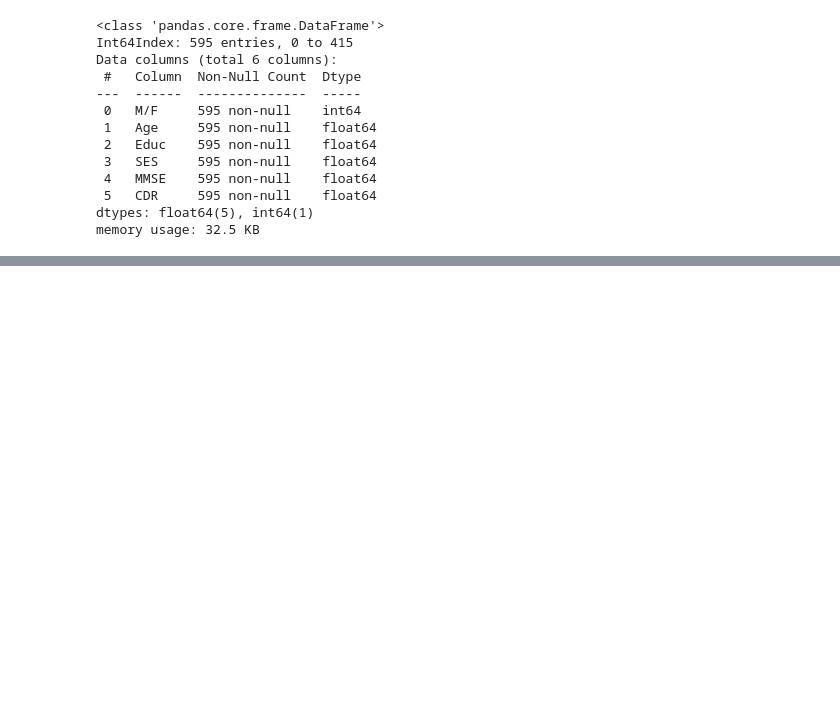
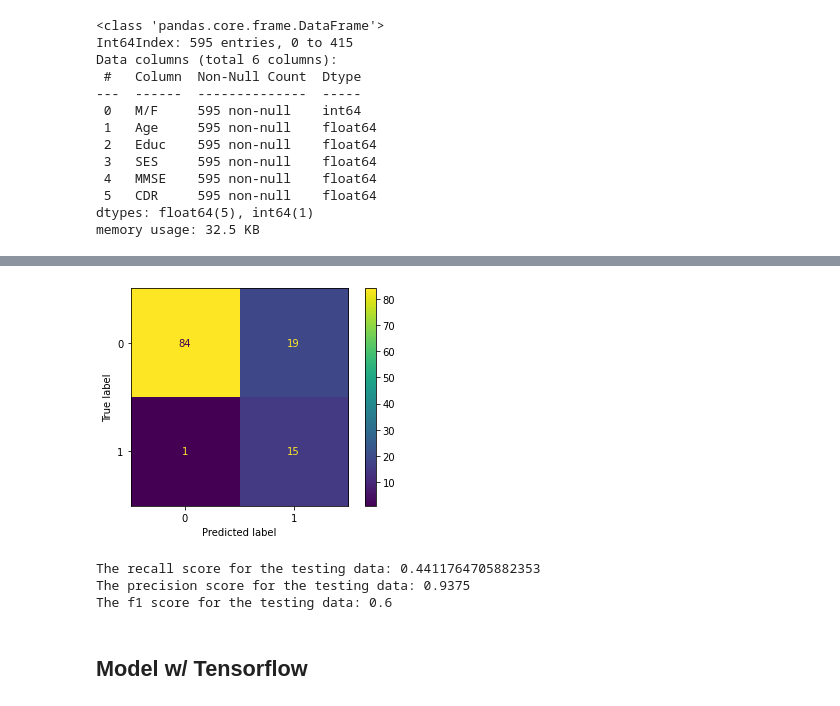
Before and after one commit to B21-CAP0075/Dementia-Classification, a Jupyter notebook: Dementia_Care_Logreg.ipynb, the cells around one changed output, grey strips where cells are left out. Saved outputs shown, nothing was run; the diff lists cells and outputs as text; code cells hidden in the pictures; blank space fills up the shorter version.

```diff
--- a/Dementia_Care_Logreg.ipynb
+++ b/Dementia_Care_Logreg.ipynb
@@ -382,0 +419,26 @@ The f1 score for the testing data: 0.8902928370186971
+# %%
+model = LogisticRegression(solver='lbfgs', class_weight='balanced')
+model.fit(X_train_under, y_train_under)
+
+pred_test = model.predict(X_test)
+
+#Ploting the confusion matrix
+plot_confusion_matrix(model, X_test, y_test)
+plt.show()
+# %% [output]
+[figure, added]
+# %%
+f1_test = f1_score(pred_test,y_test)
+recall_test = recall_score(pred_test,y_test)
+prec_test = precision_score(pred_test,y_test)
+
+print("The recall score for the testing data: {}".format(recall_test))
+print("The precision score for the testing data: {}".format(prec_test))
+
+print("The f1 score for the testing data: {}".format(f1_test))
+# %% [output]
+The recall score for the testing data: 0.4411764705882353
+The precision score for the testing data: 0.9375
+The f1 score for the testing data: 0.6
+# %% [markdown]
+## Model w/ Tensorflow
```
Also changed, not shown: parts of 65 cells of this notebook.
